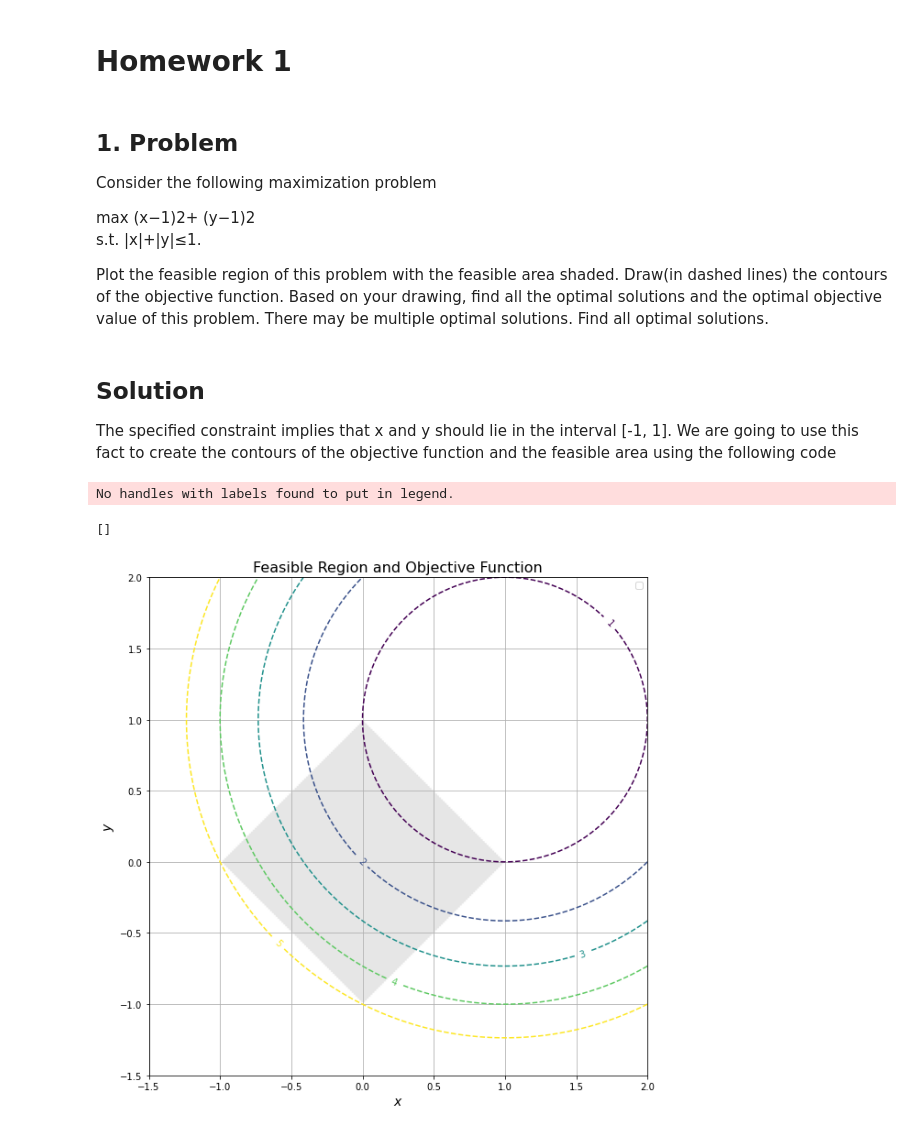
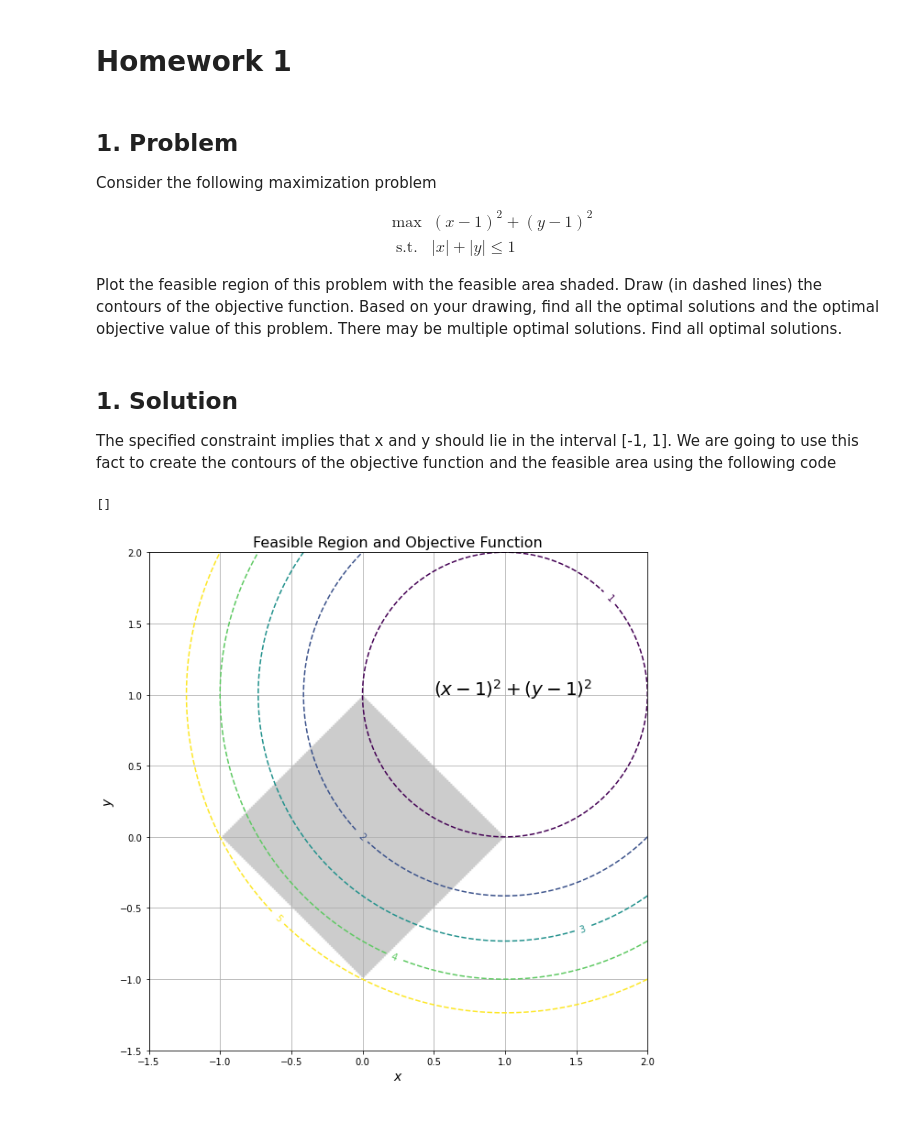
Before and after one commit to amitpatra/isye_6669, a Jupyter notebook: hw_1/hw_1.ipynb, the cells around one changed output. Saved outputs shown, nothing was run; the diff lists cells and outputs as text; code cells hidden in the pictures.

Commit message:
Added latex for solutions

```diff
--- a/hw_1/hw_1.ipynb
+++ b/hw_1/hw_1.ipynb
@@ -4,15 +4,17 @@
 ## 1. Problem
 Consider the following maximization problem
 
-max    (x−1)2+ (y−1)2<br>
-s.t.    |x|+|y|≤1.
+\begin{array}{cl}
+\max & (x-1)^{2}+(y-1)^{2} \\
+\text { s.t. } & |x|+|y| \leq 1
+\end{array}
 
 Plot the feasible region of this problem with the feasible area shaded.
-Draw(in dashed lines) the contours of the objective function.
+Draw (in dashed lines) the contours of the objective function.
 Based on your drawing, find all the optimal solutions and the optimal objective value
 of this problem.  There may be multiple optimal solutions.  Find all optimal solutions.
 # %% [markdown]
-## Solution
+## 1. Solution
 The specified constraint implies that x and y should lie in the interval [-1, 1]. We are
 going to use this fact to create the contours of the objective function and the feasible
 area using the following code
@@ -22,33 +24,35 @@ import matplotlib.pyplot as plt
 # %%
 # x and y should be between -1 and 1
 d = np.linspace(-2, 2, 300)
 x, y = np.meshgrid(d, d)
 
 fig, ax = plt.subplots(figsize=(10, 10))
 fig.patch.set_facecolor("xkcd:white")
 
 ax.imshow((abs(x) + abs(y) <= 1).astype(int),
            extent=(x.min(), x.max(), y.min(), y.max()),
            origin="lower",
            cmap="Greys",
-           alpha = 0.1)
+           alpha = 0.2)
 
 obj = (x - 1) ** 2 + (y - 1) ** 2
 levels = np.linspace(1, 5, 5)
-cp = ax.contour(x, y, obj, levels, linestyles="dashed", label="obj")
+cp = ax.contour(x, y, obj, levels, linestyles="dashed")
 ax.clabel(cp, inline=True, fontsize=10)
+
+eq = r"$(x-1)^{2}+(y-1)^{2}$"
+ax.text(0.5, 1, eq, fontsize=20)
+
 ax.set_xlabel(r"$x$", size=14)
 ax.set_ylabel(r"$y$", size=14)
 ax.set_xlim(-1.5,)
 ax.set_ylim(-1.5,)
 ax.set_title("Feasible Region and Objective Function", size=16)
-plt.legend()
 plt.grid()
 plt.plot()
 # %% [output]
-No handles with labels found to put in legend.
+[]
-[]
-[figure, old version]
+[figure, new version]
 # %% [markdown]
 The plot above shows that the maximum value of the objective function occurs when:
 
```
Also changed, not shown: parts of 4 cells of this notebook.
